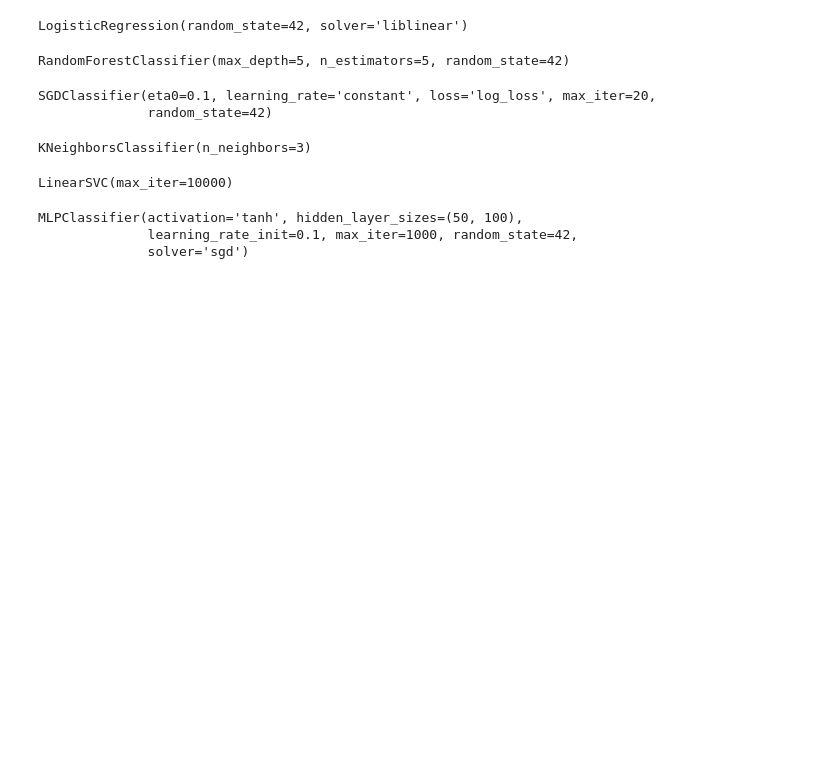
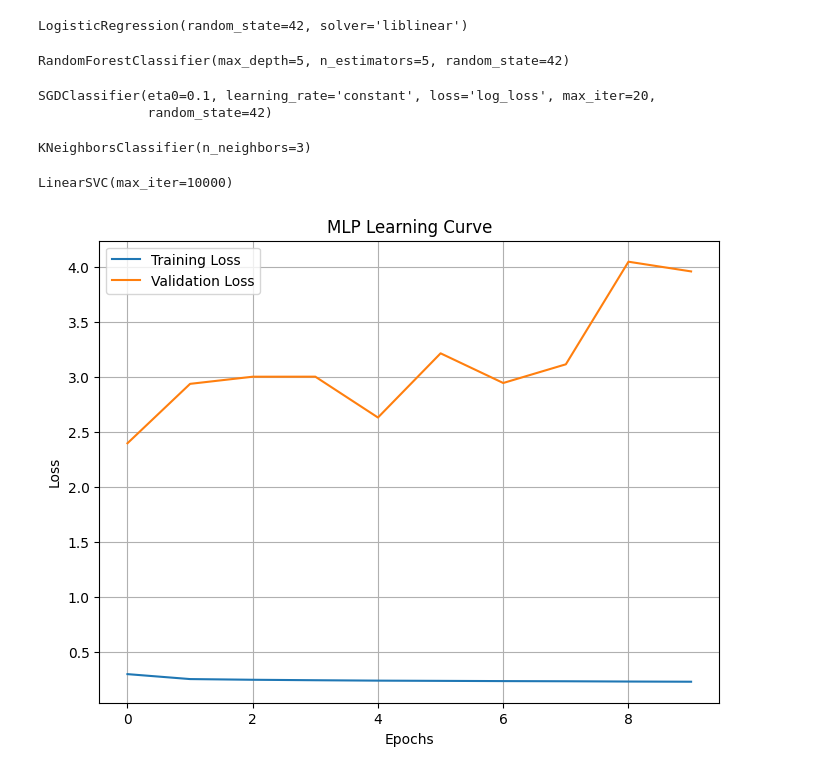
Before and after one commit to jcheu227/ds3000-g17, a Jupyter notebook: main.ipynb, the cells around one changed output. Cells and saved outputs as stored; diff of their text form; code cells hidden in the pictures; blank space fills up the shorter version.

```diff
--- a/main.ipynb
+++ b/main.ipynb
@@ -81,19 +81,36 @@ svm.fit(X_train_scaled, y_train)
 # %% [output]
 LinearSVC(max_iter=10000)
 # %%
-mlp = MLPClassifier(
-    hidden_layer_sizes=(50, 100),
-    activation='tanh',
-    solver="sgd",
-    learning_rate_init=0.1,
-    max_iter=1000,
-    random_state=42
+mlp = Sequential()
+mlp.add(Dense(50, input_shape=(X_train.shape[1],), activation='tanh'))
+mlp.add(Dense(100, activation='tanh'))
+mlp.add(Dense(3, activation='softmax'))  # softmax for multi-class classification
+
+mlp.compile(
+    optimizer=SGD(learning_rate=0.1),
+    loss='sparse_categorical_crossentropy',
+    metrics=['sparse_categorical_accuracy']
 )
-mlp.fit(X_train_scaled, y_train)
+
+history_mlp = mlp.fit(
+    X_train_scaled,
+    y_train,
+    epochs=10,
+    validation_data=(X_val, y_val),
+    verbose=0
+)
+
+plt.figure(figsize=(8,6))
+plt.plot(history_mlp.history['loss'], label='Training Loss')
+plt.plot(history_mlp.history['val_loss'], label='Validation Loss')
+plt.xlabel('Epochs')
+plt.ylabel('Loss')
+plt.title('MLP Learning Curve')
+plt.legend()
+plt.grid(True)
+plt.show()
 # %% [output]
-MLPClassifier(activation='tanh', hidden_layer_sizes=(50, 100),
-              learning_rate_init=0.1, max_iter=1000, random_state=42,
-              solver='sgd')
+[figure, added]
 # %%
 trained_models = {
     "Logistic Regression": logreg,
```
Also changed, not shown: parts of 2 cells of this notebook.
